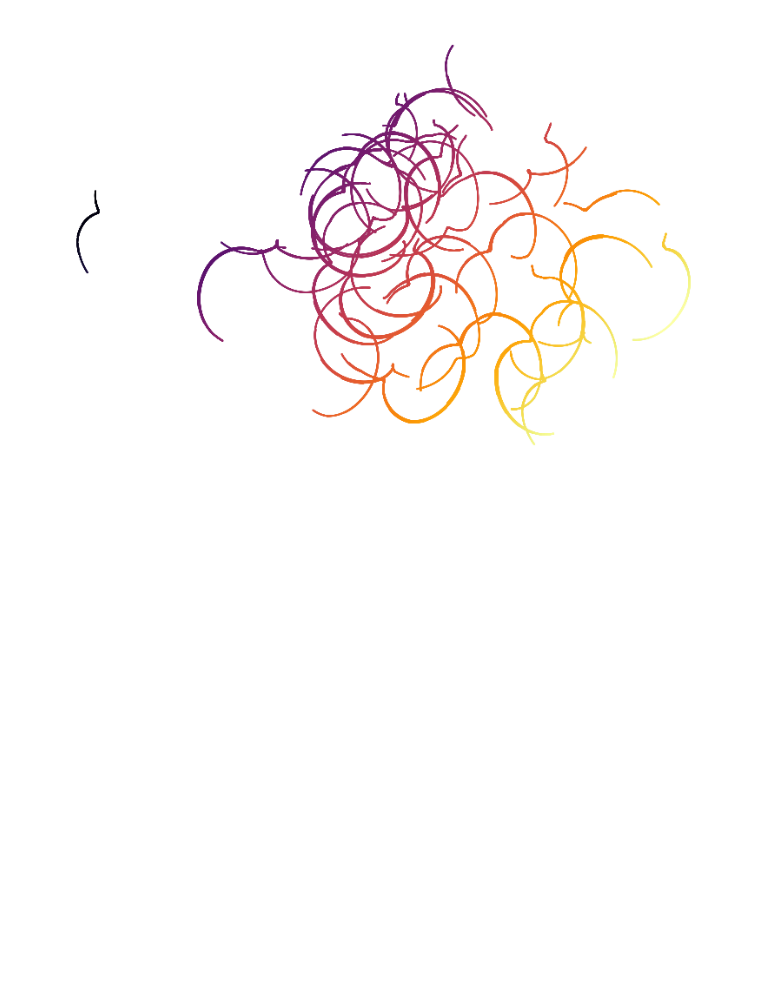
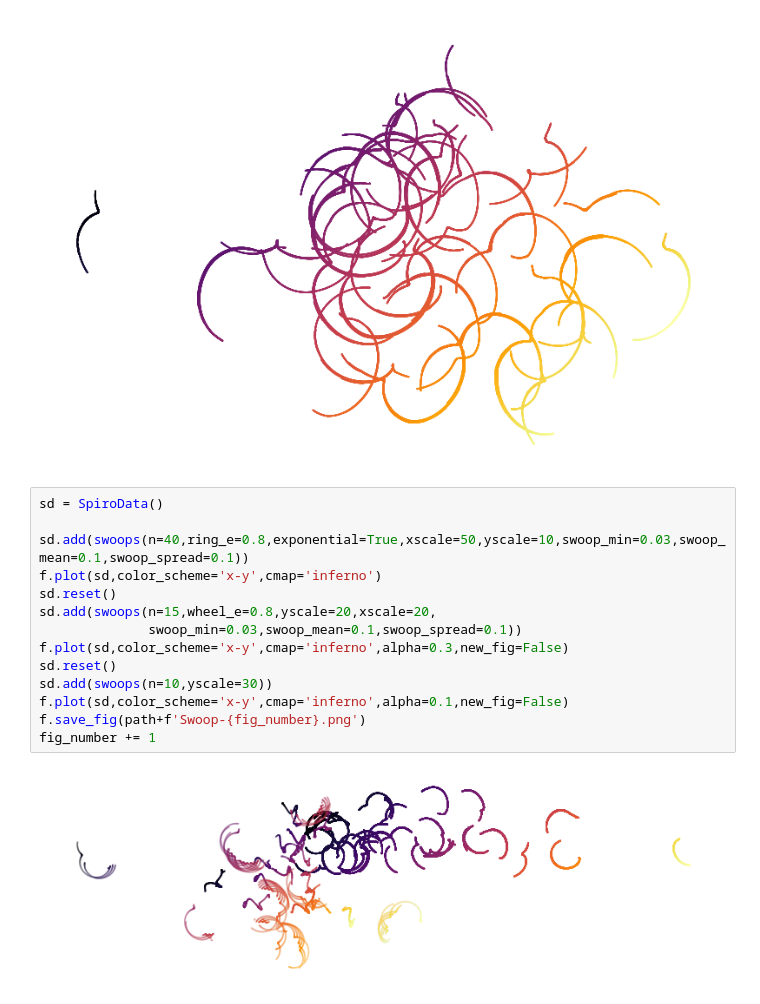
Before and after one commit to donalgrant/spiro, a Jupyter notebook: swoops.ipynb, the cells around one changed output. Drawn from its saved outputs; the diff is of its cells as text; blank space fills up the shorter version.

```diff
--- a/swoops.ipynb
+++ b/swoops.ipynb
@@ -27,3 +27,19 @@ f.save_fig(path+f'Swoop-{fig_number}.png')
 fig_number += 1
 # %% [output]
 [figure]
+# %%
+sd = SpiroData()
+
+sd.add(swoops(n=40,ring_e=0.8,exponential=True,xscale=50,yscale=10,swoop_min=0.03,swoop_mean=0.1,swoop_spread=0.1))
+f.plot(sd,color_scheme='x-y',cmap='inferno')
+sd.reset()
+sd.add(swoops(n=15,wheel_e=0.8,yscale=20,xscale=20,
+              swoop_min=0.03,swoop_mean=0.1,swoop_spread=0.1))
+f.plot(sd,color_scheme='x-y',cmap='inferno',alpha=0.3,new_fig=False)
+sd.reset()
+sd.add(swoops(n=10,yscale=30))
+f.plot(sd,color_scheme='x-y',cmap='inferno',alpha=0.1,new_fig=False)
+f.save_fig(path+f'Swoop-{fig_number}.png')
+fig_number += 1
+# %% [output]
+[figure, added]
```
Also changed, not shown: 8 other files.
